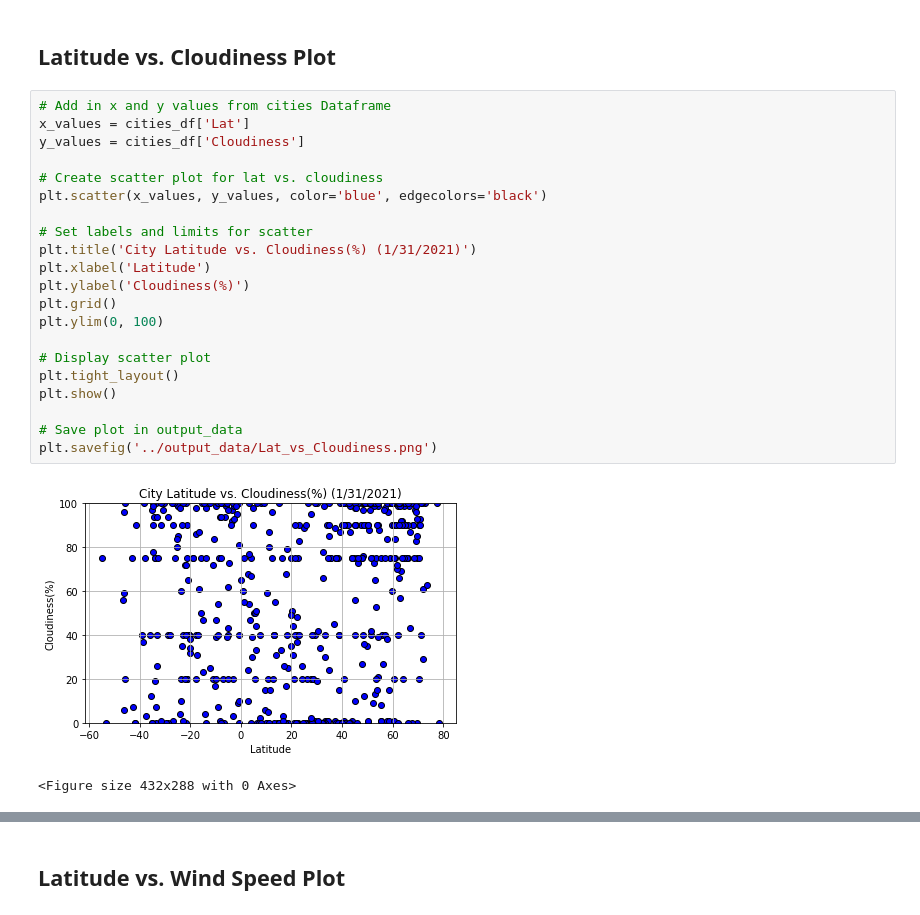
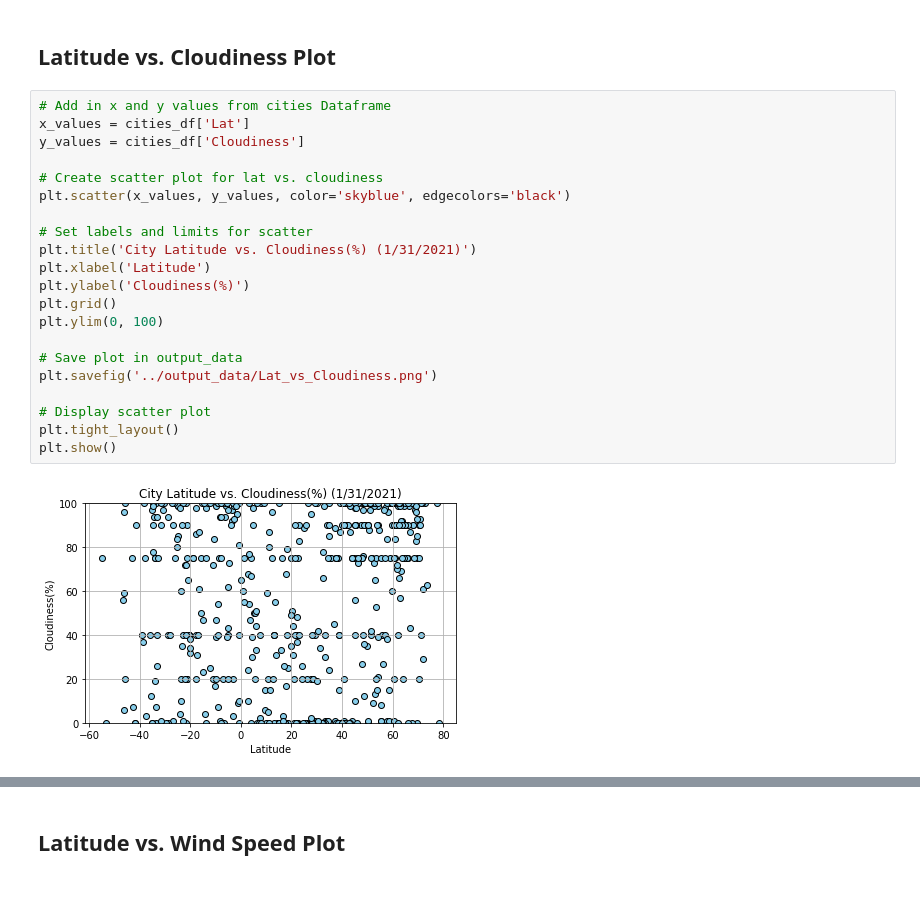
Before and after one commit to alexmartinez1745/Python-Api-Challenge, a Jupyter notebook: WeatherPy/WeatherPy.ipynb, the cells around one changed output, grey strips where cells are left out. Saved outputs shown, nothing was run; the diff lists cells and outputs as text.

```diff
--- a/WeatherPy/WeatherPy.ipynb
+++ b/WeatherPy/WeatherPy.ipynb
@@ -232,24 +234,23 @@ plt.savefig('../output_data/Lat_vs_Humidity.png')
 # %%
 # Add in x and y values from cities Dataframe
 x_values = cities_df['Lat']
 y_values = cities_df['Cloudiness']
 
 # Create scatter plot for lat vs. cloudiness
-plt.scatter(x_values, y_values, color='blue', edgecolors='black')
+plt.scatter(x_values, y_values, color='skyblue', edgecolors='black')
 
 # Set labels and limits for scatter
 plt.title('City Latitude vs. Cloudiness(%) (1/31/2021)')
 plt.xlabel('Latitude')
 plt.ylabel('Cloudiness(%)')
 plt.grid()
 plt.ylim(0, 100)
 
+# Save plot in output_data
+plt.savefig('../output_data/Lat_vs_Cloudiness.png')
+
 # Display scatter plot
 plt.tight_layout()
 plt.show()
-
-# Save plot in output_data
-plt.savefig('../output_data/Lat_vs_Cloudiness.png')
 # %% [output]
-[figure, old version]
+[figure, new version]
-<Figure size 432x288 with 0 Axes>
```
Also changed, not shown: parts of 7 cells of this notebook, 4 other files.
